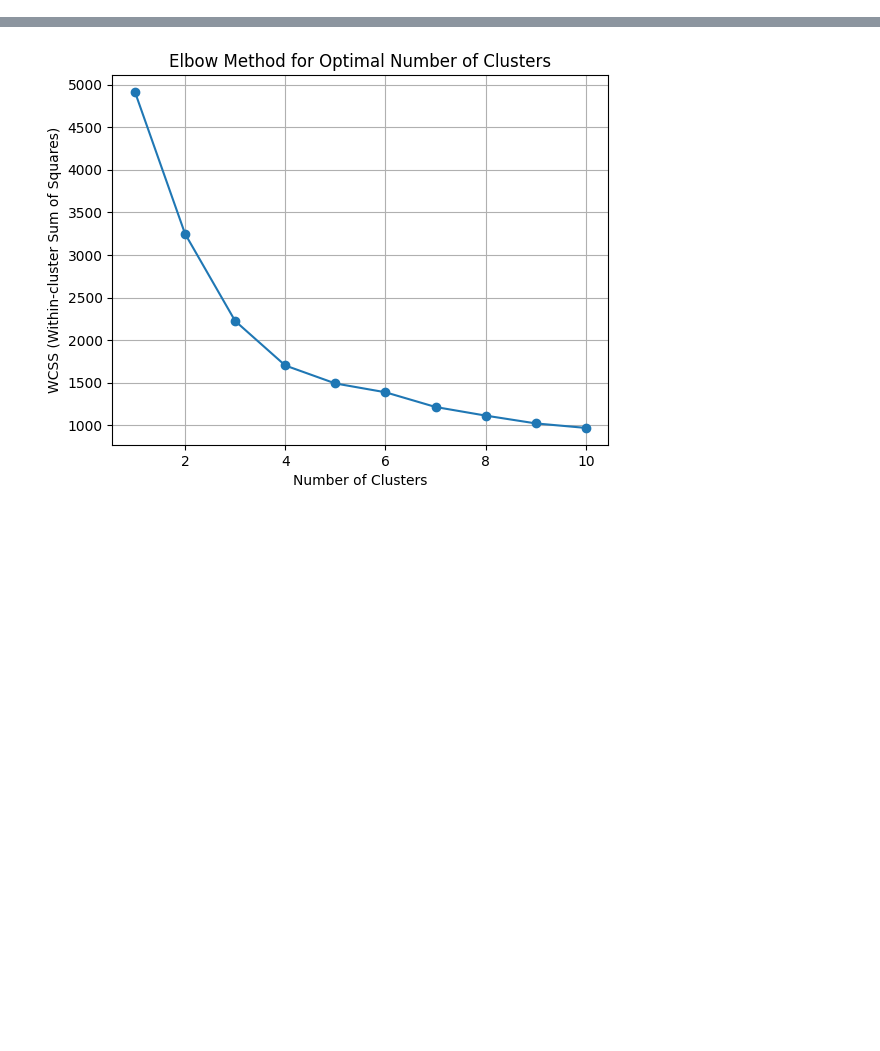
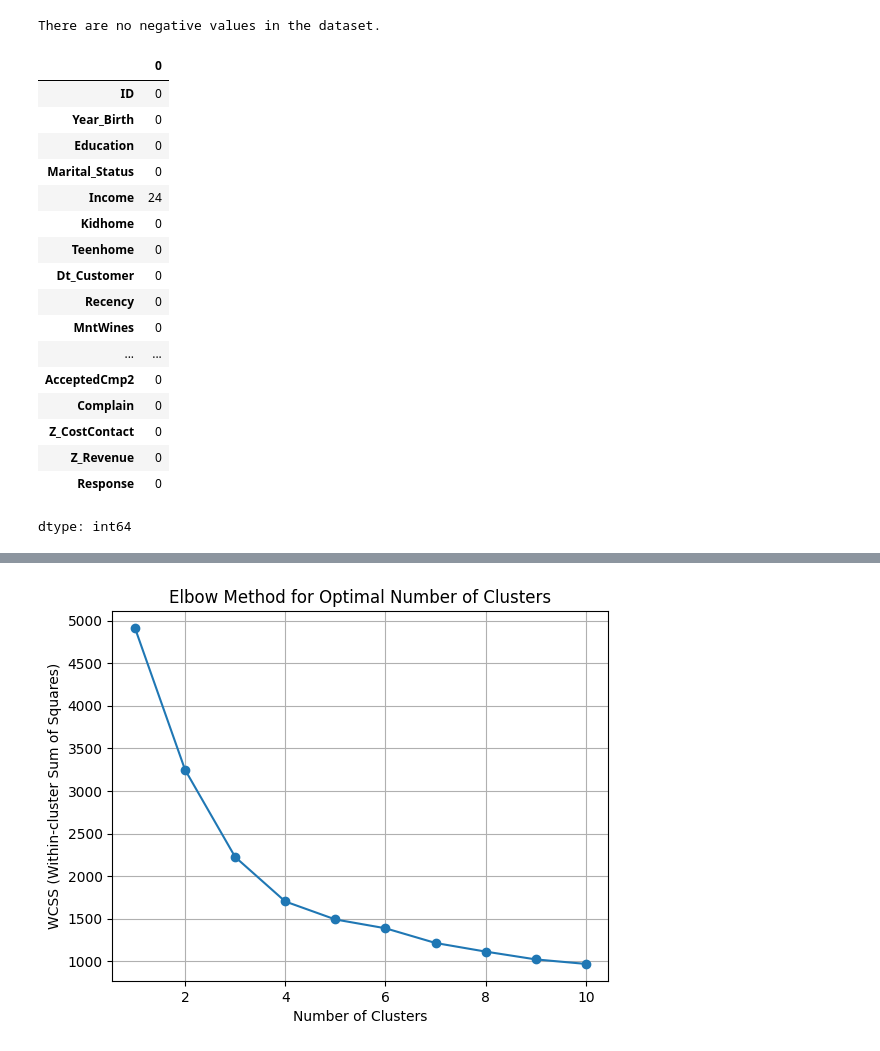
Before and after one commit to fateme-karami/online-retail-predict, a Jupyter notebook: marketing_campaign.ipynb, the cells around one changed output, grey strips where cells are left out. Saved outputs shown, nothing was run; the diff lists cells and outputs as text; code cells hidden in the pictures; blank space fills up the shorter version.

```diff
--- a/marketing_campaign.ipynb
+++ b/marketing_campaign.ipynb
@@ -76,0 +44,34 @@ Factor scores (first 5 rows):
+# %%
+# انتخاب فقط ستون‌های عددی
+numeric_data = data.select_dtypes(include=['number'])
+
+# بررسی مقادیر منفی
+negative_values = (numeric_data < 0).any().any()
+
+if negative_values:
+    print("The dataset contains negative values.")
+else:
+    print("There are no negative values in the dataset.")
+# %% [output]
+There are no negative values in the dataset.
+# %%
+data.isnull().sum()
+# %% [output]
+|  | 0 |
+| ID | 0 |
+| Year_Birth | 0 |
+| Education | 0 |
+| Marital_Status | 0 |
+| Income | 24 |
+| Kidhome | 0 |
+| Teenhome | 0 |
+| Dt_Customer | 0 |
+| Recency | 0 |
+| MntWines | 0 |
+| ... | ... |
+| AcceptedCmp2 | 0 |
+| Complain | 0 |
+| Z_CostContact | 0 |
+| Z_Revenue | 0 |
+| Response | 0 |
+dtype: int64
```
Also changed, not shown: parts of 10 cells of this notebook.
